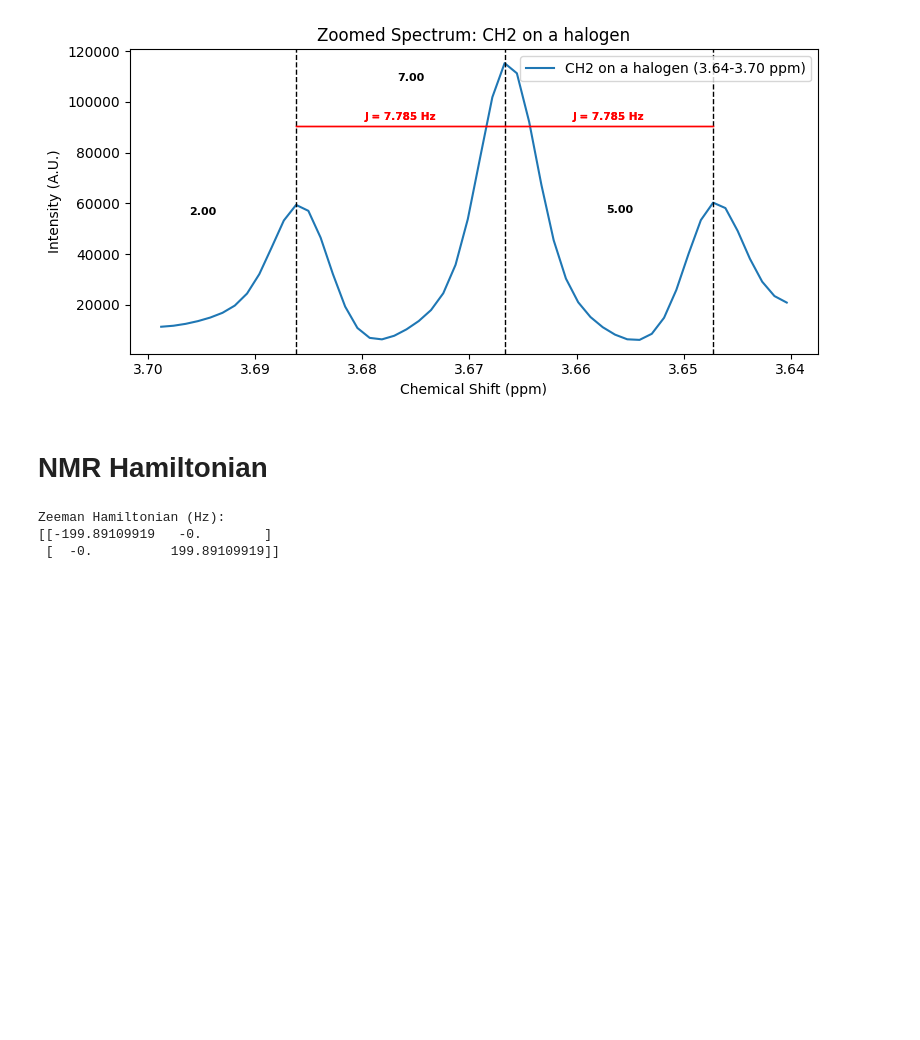
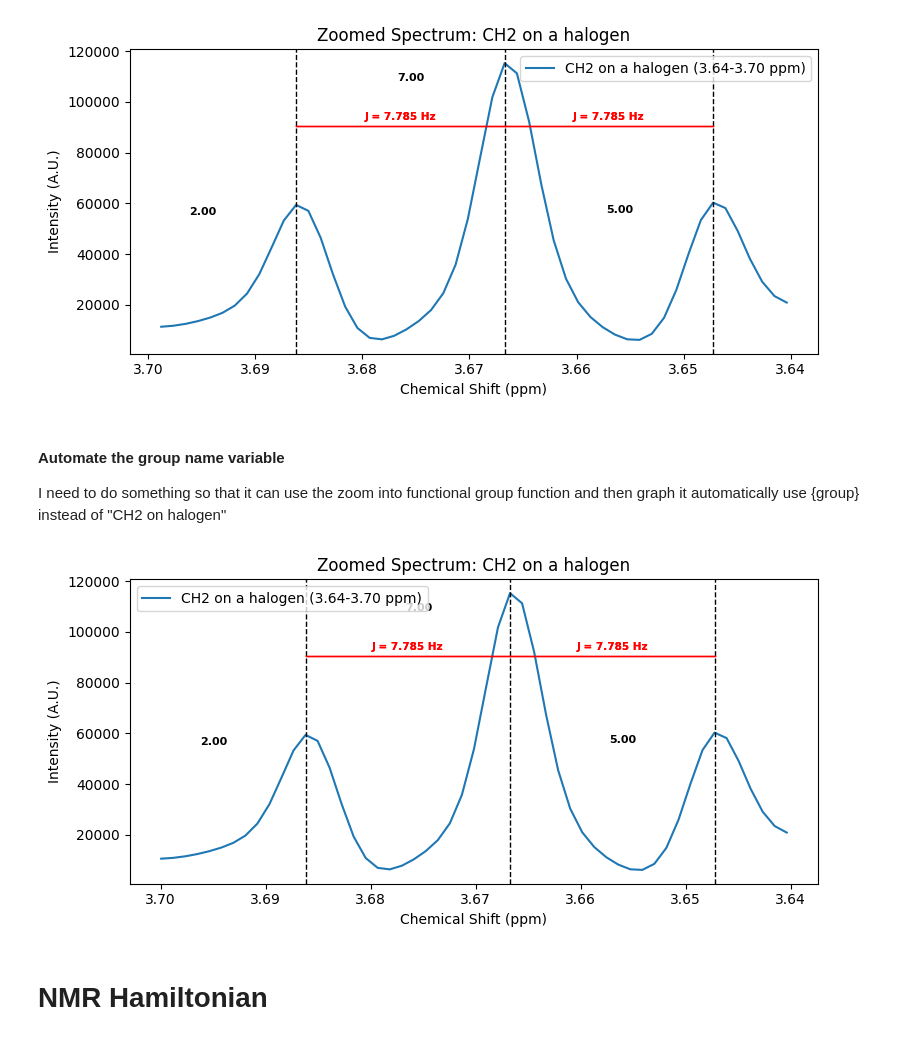
Before and after one commit to Quintinlf/NMR-Project, a Jupyter notebook: parsing_nmr_data.ipynb, the cells around one changed output. Drawn from its saved outputs; the diff is of its cells as text; code cells hidden in the pictures; blank space fills up the shorter version.

```diff
--- a/parsing_nmr_data.ipynb
+++ b/parsing_nmr_data.ipynb
@@ -124,19 +141,25 @@ This part I will be focusing in on identifying an appropiate threshold. It may b
 # %%
-from scipy.signal import find_peaks
 
 def identify_functional_groups(positive_frequencies, positive_magnitudes, ppm_shifts):
     """
     Identify functional groups based on peak positions in the spectrum.
+
+    args:
+        positive_frequencies (np.ndarray): Frequencies in ppm.
+        positive_magnitudes (np.ndarray): Magnitudes of the FFT result.
+        ppm_shifts (dict): Dictionary mapping functional groups to their ppm ranges.
     """
     # Find peaks in the spectrum
     peaks, _ = find_peaks(positive_magnitudes, height=0.1 * max(positive_magnitudes))  # Adjust height threshold as needed
     peak_positions = positive_frequencies[peaks]
 
     # Map peaks to functional groups
+    #place holder for the identified groups
     identified_groups = []
     for peak in peak_positions:
         for group, ppm_range in ppm_shifts.items():
             # Parse the ppm range
+            # this takes in the ppm ranges as a float and then makes a list of them (map)
             ppm_min, ppm_max = map(float, ppm_range.replace("ppm", "").split("-"))
             if ppm_min <= peak <= ppm_max:
                 identified_groups.append((peak, group))
@@ -160,7 +183,7 @@ ppm_shifts = {
 
 # Identify functional groups based on the spectrum
 identified_groups = identify_functional_groups(
-    fftshift(positive_frequencies) / 399.5,  # Convert frequencies to ppm
+    fftshift(positive_frequencies) / 399.78219838,  # Convert frequencies to ppm
     fftshift(positive_magnitude),
     ppm_shifts
 )
@@ -725,6 +748,11 @@ def detect_and_plot_multiplet(
         plt.legend()
     plt.tight_layout()
     plt.show()
+    return j_couplings
+# %%
+# Define ppm_axis and intensity for use in multiplet analysis
+ppm_axis = fftshift(positive_frequencies) / spectrometer_freq  # chemical shift axis in ppm
+intensity = fftshift(positive_magnitude)  # corresponding intensities
 # %%
 buffer = 0.01  # or match the buffer you use in your zoomed spectrum
 
@@ -743,29 +771,24 @@ for group_name in unique_groups:
 # %% [output]
 [figure]
 [figure]
+# %% [markdown]
+#### Automate the group name variable
+I need to do something so that it can use the zoom into functional group function and then graph it automatically use {group} instead of "CH2 on halogen"
+# %%
+# Example for a specific group (e.g., "CH2 on a halogen")
+center_ppm = 3.67  # or whatever center you want
+window = 0.03      # adjust as needed
+
+j_couplings = detect_and_plot_multiplet(
+    ppm_axis, intensity, center_ppm, spectrometer_freq, window=window,
+    integration_lookup=peak_data,
+    group_name="CH2 on a halogen"
+)
+if j_couplings:
+    calculated_J = j_couplings[0]  # Use the first J value, or select as needed
+else:
+    calculated_J = 7  # fallback/default
+# %% [output]
+[figure, added]
 # %% [markdown]
 # NMR Hamiltonian
-# %%
-import numpy as np
-
-# Pauli matrices (in units of ℏ = 1)
-I = np.eye(2) #creates a 2x2 identity matrix bc 1H is a spin-1/2 particle and has 2 states
-sx = np.array([[0, 1], [1, 0]]) / 2
-sy = np.array([[0, -1j], [1j, 0]]) / 2
-sz = np.array([[1, 0], [0, -1]]) / 2
-
-# Zeeman term for a single 1H spin in a magnetic field B0
-gamma_H = 42.57747892  # Gyromagnetic ratio for 1H in MHz/T
-B0 = 399.78219838 / gamma_H  # Convert to MHz
-omega0 = -gamma_H * B0 * 2 * np.pi  # Larmor frequency (rad/s) (energy differece between the two states)
-
-# Zeeman Hamiltonian: H = -ω₀ * I_z
-H = omega0 * sz
-
-# Display the Hamiltonian
-print("Zeeman Hamiltonian (Hz):")
-print(H / (2 * np.pi))  # Convert from rad/s to Hz
-# %% [output]
-Zeeman Hamiltonian (Hz):
-[[-199.89109919   -0.        ]
- [  -0.          199.89109919]]
```
Also changed, not shown: parts of 17 cells of this notebook, 1 other file.
